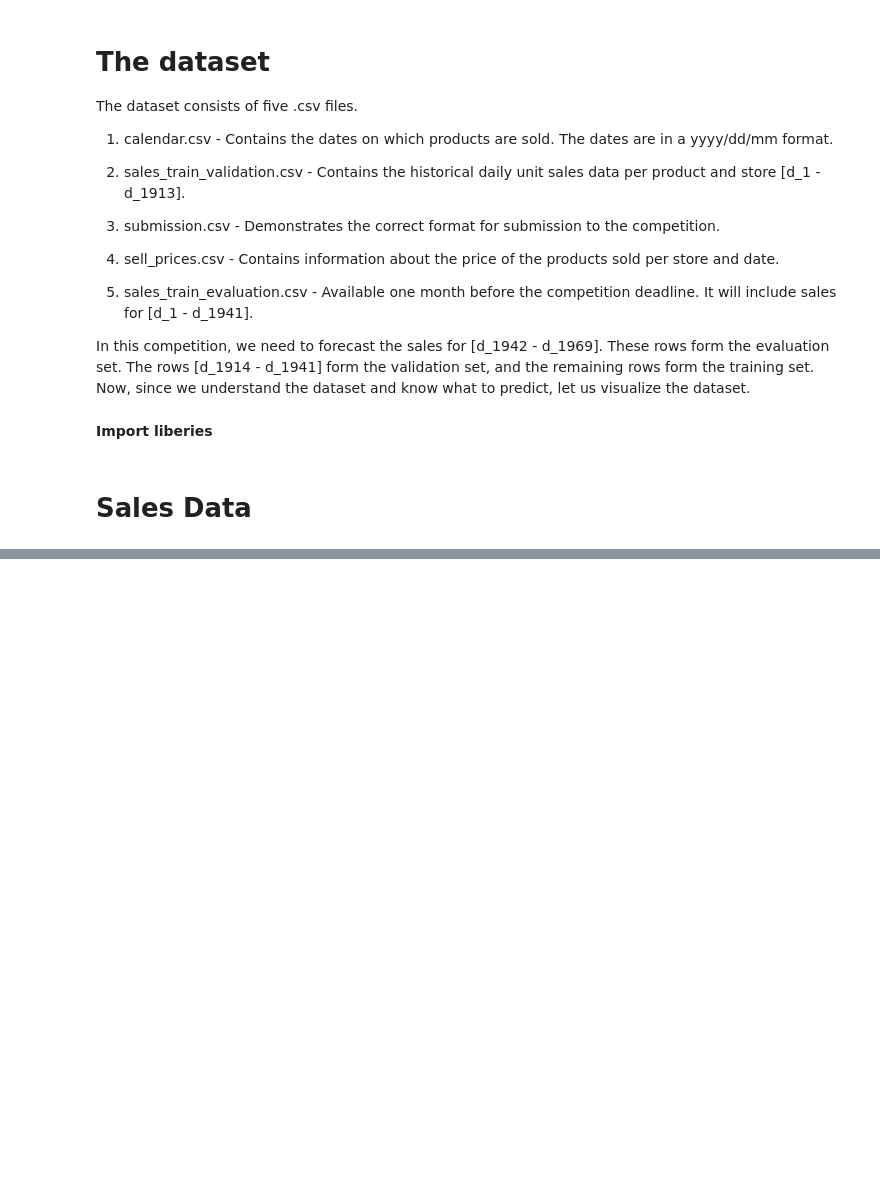
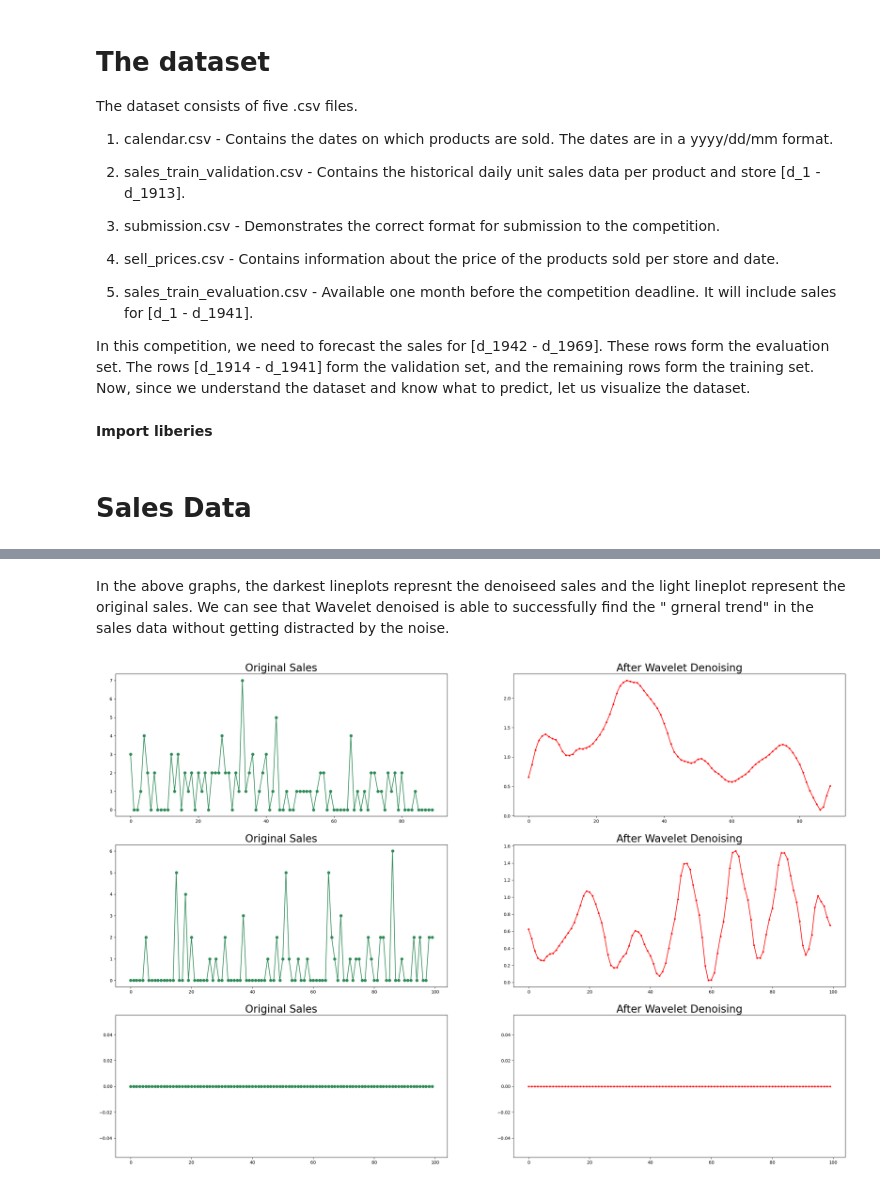
Before and after one commit to Bhupendra-glitch/Demand-Forecasting-Time-Series, a Jupyter notebook: Demand_Forecasting_Time_Series.ipynb, the cells around one changed output, grey strips where cells are left out. Drawn from its saved outputs; the diff is of its cells as text; code cells hidden in the pictures; blank space fills up the shorter version.

```diff
--- a/Demand_Forecasting_Time_Series.ipynb
+++ b/Demand_Forecasting_Time_Series.ipynb
@@ -128,0 +145,11 @@ fig.show()
+# %%
+def maddest(d, axis=None):
+  return np.mean(np.absolute(d - np.mean(d, axis)), axis)
+def denoise_signal(x, wavelet='db4', level=1):
+  coeff = pywt.wavedec(x, wavelet, mode="per")
+  sigma = (1/0.6745) * maddest(coeff[-level])
+
+  uthresh = sigma * np.sqrt(2*np.log(len(x)))
+  coeff[1:] = (pywt.threshold(i, value=uthresh, mode='hard') for i in coeff[1:])
+
+  return pywt.waverec(coeff, wavelet, mode='per')
@@ -128,0 +200,23 @@ fig.show()
+# %% [markdown]
+In the above graphs, the darkest lineplots represnt the denoiseed sales and the light lineplot represent the original sales. We can see that Wavelet denoised is able to successfully find the " grneral trend" in the sales data without getting distracted by the noise.
+# %%
+fig, ax = plt.subplots(nrows=3, ncols=2, figsize=(30, 20))
+
+ax[0, 0].plot(x_1, color='seagreen', marker='o')
+ax[0, 0].set_title('Original Sales', fontsize=24)
+ax[0, 1].plot(y_w1, color='red', marker='.')
+ax[0, 1].set_title('After Wavelet Denoising', fontsize=24)
+
+ax[1, 0].plot(x_2, color='seagreen', marker='o')
+ax[1, 0].set_title('Original Sales', fontsize=24)
+ax[1, 1].plot(y_w2, color='red', marker='.')
+ax[1, 1].set_title('After Wavelet Denoising', fontsize=24)
+
+ax[2, 0].plot(x_3, color='seagreen', marker='o')
+ax[2, 0].set_title('Original Sales', fontsize=24)
+ax[2, 1].plot(y_w3, color='red', marker='.')
+ax[2, 1].set_title('After Wavelet Denoising', fontsize=24)
+
+plt.show()
+# %% [output]
+[figure, added]
```
Also changed, not shown: parts of 8 cells of this notebook.
